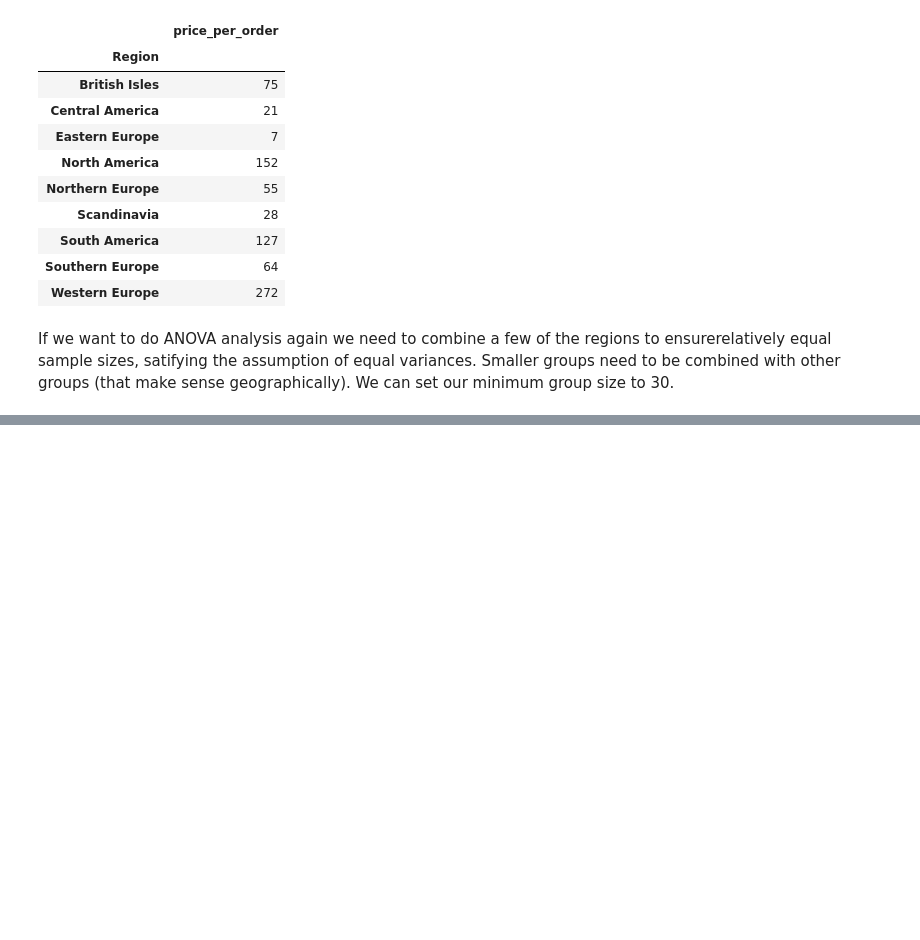
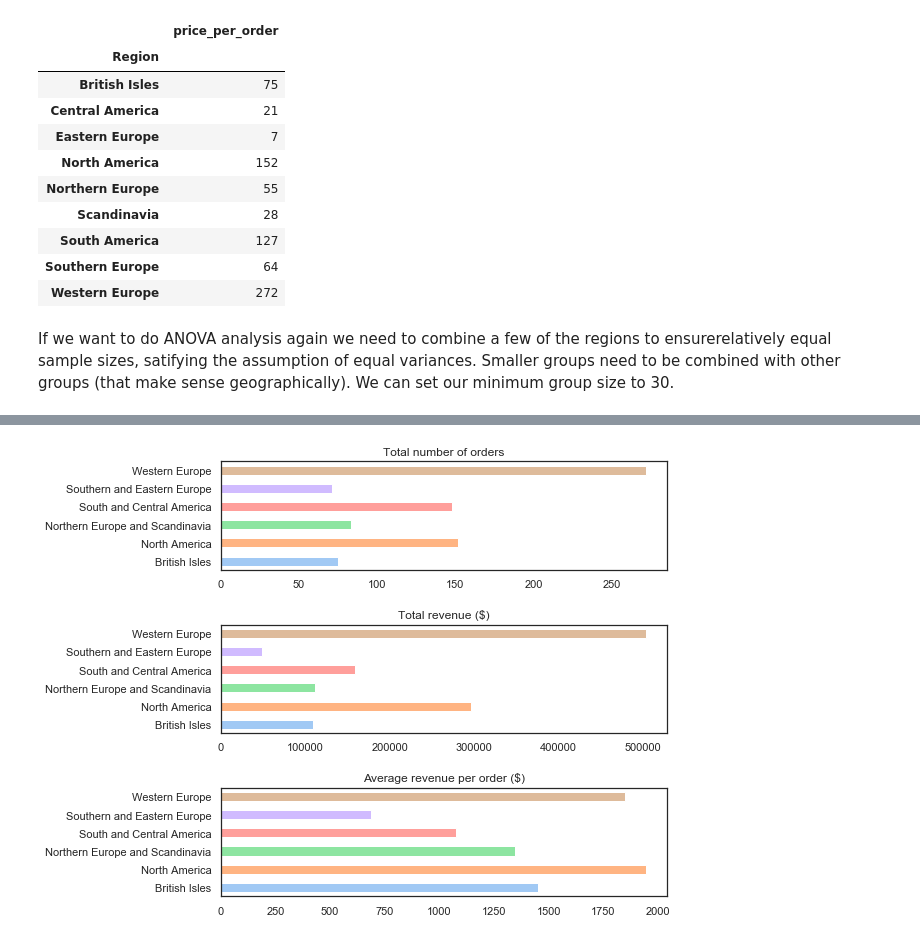
Before and after one commit to MissAle17/dsc-2-final-project-online-ds-sp-000, a Jupyter notebook: Module2.ipynb, the cells around one changed output, grey strips where cells are left out. Drawn from its saved outputs; the diff is of its cells as text; code cells hidden in the pictures; blank space fills up the shorter version.

```diff
--- a/Module2.ipynb
+++ b/Module2.ipynb
@@ -481,0 +495,16 @@ df3.loc[(df3.Region == 'Central America') | (df3.Region == 'South America'),'Reg
+# %%
+# Plotting the number of orders, total revenue per order and average revenue per order for each region
+sns.set(style="white", palette="pastel", color_codes=True)
+fig, (ax1, ax2, ax3) = plt.subplots(3,1, figsize=(8,8))
+df3.groupby(['Region'])['Region'].count().plot(kind='barh', ax=ax1)
+df3.groupby(['Region'])['price_per_order'].sum().plot(kind='barh', ax=ax2)
+df3.groupby(['Region'])['price_per_order'].mean().plot(kind='barh', ax=ax3)
+ax1.set_title('Total number of orders')
+ax1.set_ylabel('')
+ax2.set_title('Total revenue ($)')
+ax2.set_ylabel('')
+ax3.set_title('Average revenue per order ($)')
+ax3.set_ylabel('')
+fig.subplots_adjust(hspace=.5);
+# %% [output]
+[figure, added]
```
Also changed, not shown: parts of 5 cells of this notebook.
